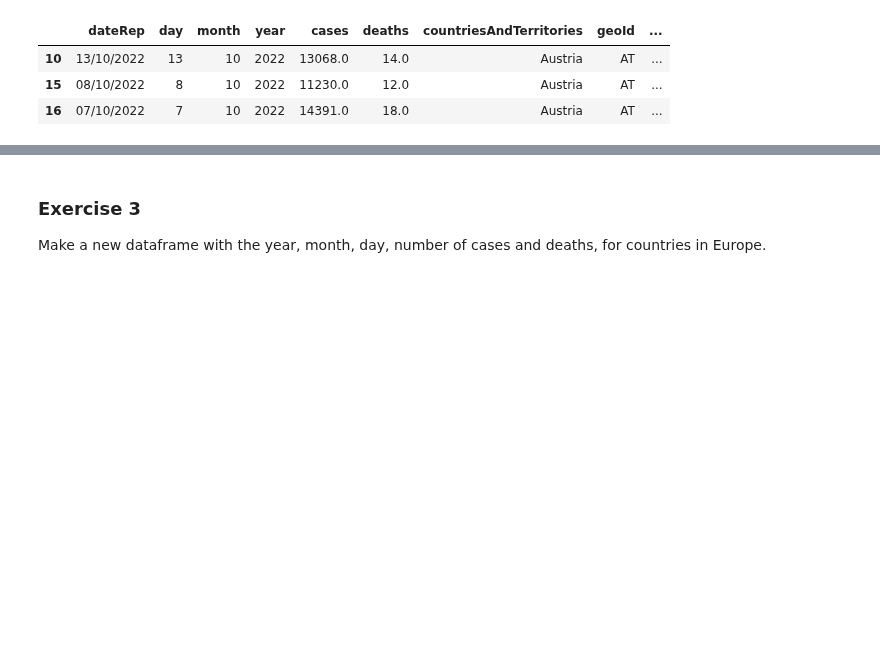
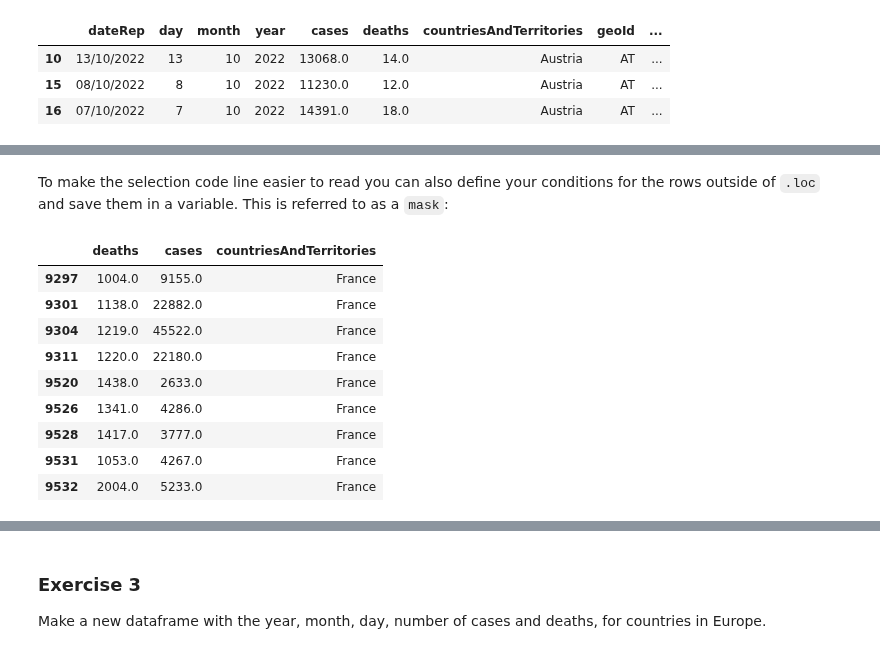
Before and after one commit to Center-for-Health-Data-Science/PythonTsunami, a Jupyter notebook: Pandas/Pandas_HZ.ipynb, the cells around one changed output, grey strips where cells are left out. Drawn from its saved outputs; the diff is of its cells as text; code cells hidden in the pictures; blank space fills up the shorter version.

```diff
--- a/Pandas/Pandas_HZ.ipynb
+++ b/Pandas/Pandas_HZ.ipynb
@@ -555,0 +597,19 @@ select_df = df[['Column1', 'Column2', 'Column3']][df['Column1'] > 0]
+# %% [markdown]
+To make the selection code line easier to read you can also define your conditions for the rows outside of `.loc` and save them in a variable. This is referred to as a `mask`:
+# %%
+#here we save our conditions
+mask = (df['deaths'] > 1000) & (df['countriesAndTerritories'] == 'France')
+
+#the actual selection
+df.loc[mask, ['deaths', 'cases', 'countriesAndTerritories']]
+# %% [output]
+|  | deaths | cases | countriesAndTerritories |
+| 9297 | 1004.0 | 9155.0 | France |
+| 9301 | 1138.0 | 22882.0 | France |
+| 9304 | 1219.0 | 45522.0 | France |
+| 9311 | 1220.0 | 22180.0 | France |
+| 9520 | 1438.0 | 2633.0 | France |
+| 9526 | 1341.0 | 4286.0 | France |
+| 9528 | 1417.0 | 3777.0 | France |
+| 9531 | 1053.0 | 4267.0 | France |
+| 9532 | 2004.0 | 5233.0 | France |
```
Also changed, not shown: parts of 28 cells of this notebook, 1 other file.
